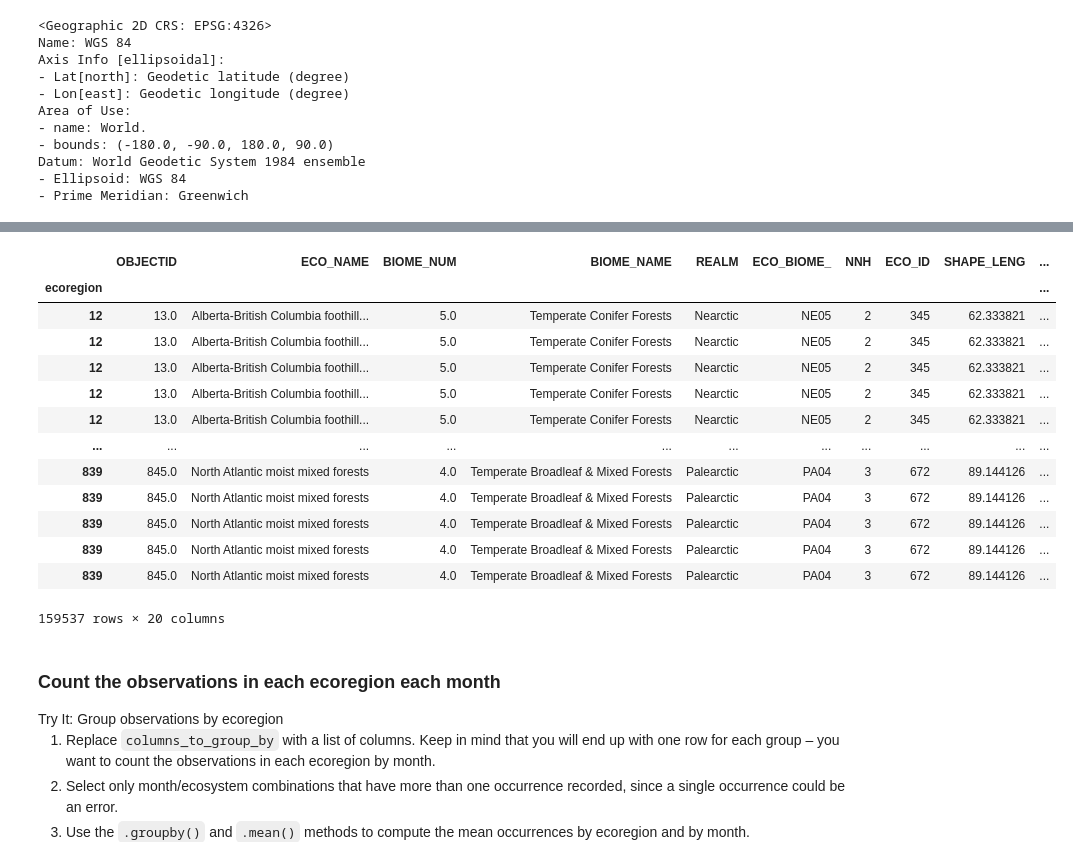
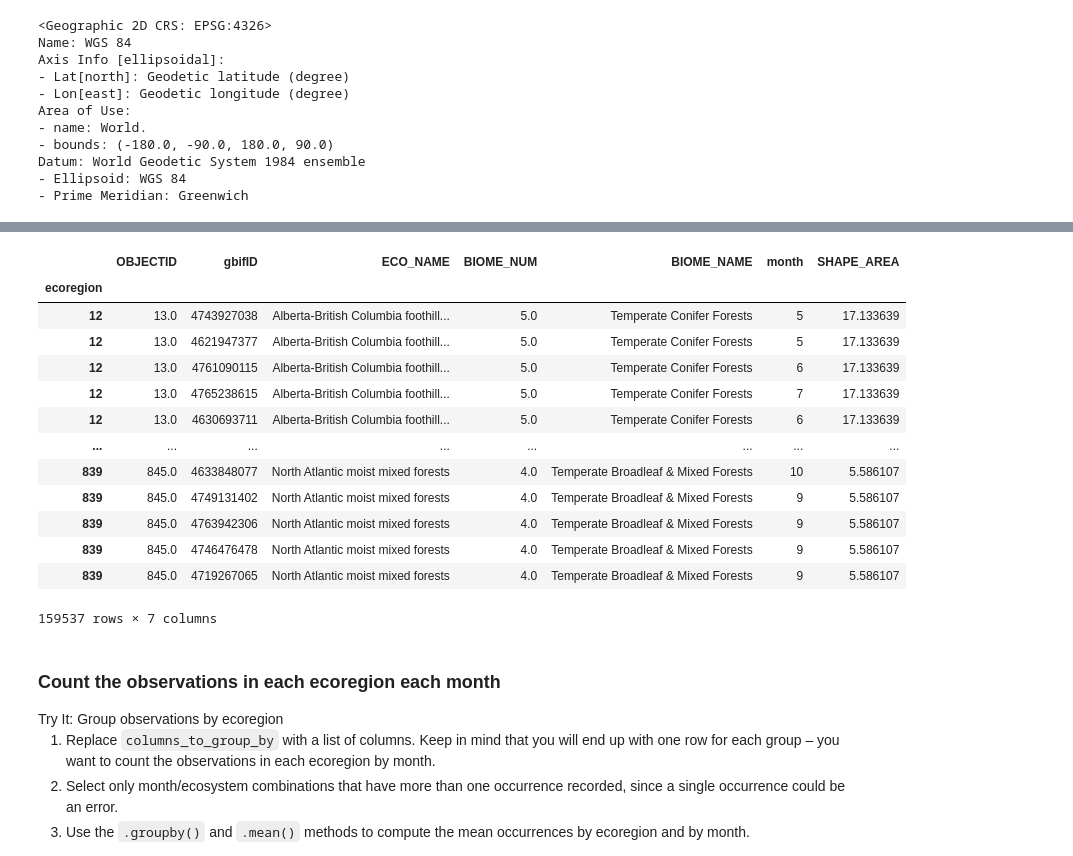
Before and after one commit to earthlab-education/foundations-of-earth-analytics-2024-species-distribution-coding-challenge-fundamentals-03-species-di, a Jupyter notebook: notebooks/species-distribution-32-normalize.ipynb, the cells around one changed output, grey strips where cells are left out. Drawn from its saved outputs; the diff is of its cells as text; code cells hidden in the pictures.

```diff
--- a/notebooks/species-distribution-32-normalize.ipynb
+++ b/notebooks/species-distribution-32-normalize.ipynb
@@ -67,32 +74,32 @@ Datum: World Geodetic System 1984 ensemble
 # %%
 gbif_ecoregion_gdf = (
     ecoreg_gdf
     # Match the CRS of the GBIF data and the ecoregions
     .to_crs(gbif_gdf.crs)
     # Find ecoregion for each observation
     .sjoin(
         gbif_gdf,
         how='inner',
-        predicate='intersects')
+        predicate='contains')
     # Select the required columns
-
+    [['OBJECTID', 'gbifID', 'ECO_NAME','BIOME_NUM','BIOME_NAME', 'month', 'SHAPE_AREA']]
 )
 gbif_ecoregion_gdf
 # %% [output]
-|  | OBJECTID | ECO_NAME | BIOME_NUM | BIOME_NAME | REALM | ECO_BIOME_ | NNH | ECO_ID | SHAPE_LENG | ... |
-| ecoregion |  |  |  |  |  |  |  |  |  | ... |
-| 12 | 13.0 | Alberta-British Columbia foothill... | 5.0 | Temperate Conifer Forests | Nearctic | NE05 | 2 | 345 | 62.333821 | ... |
-| 12 | 13.0 | Alberta-British Columbia foothill... | 5.0 | Temperate Conifer Forests | Nearctic | NE05 | 2 | 345 | 62.333821 | ... |
-| 12 | 13.0 | Alberta-British Columbia foothill... | 5.0 | Temperate Conifer Forests | Nearctic | NE05 | 2 | 345 | 62.333821 | ... |
-| 12 | 13.0 | Alberta-British Columbia foothill... | 5.0 | Temperate Conifer Forests | Nearctic | NE05 | 2 | 345 | 62.333821 | ... |
-| 12 | 13.0 | Alberta-British Columbia foothill... | 5.0 | Temperate Conifer Forests | Nearctic | NE05 | 2 | 345 | 62.333821 | ... |
-| ... | ... | ... | ... | ... | ... | ... | ... | ... | ... | ... |
-| 839 | 845.0 | North Atlantic moist mixed forests | 4.0 | Temperate Broadleaf & Mixed Forests | Palearctic | PA04 | 3 | 672 | 89.144126 | ... |
-| 839 | 845.0 | North Atlantic moist mixed forests | 4.0 | Temperate Broadleaf & Mixed Forests | Palearctic | PA04 | 3 | 672 | 89.144126 | ... |
-| 839 | 845.0 | North Atlantic moist mixed forests | 4.0 | Temperate Broadleaf & Mixed Forests | Palearctic | PA04 | 3 | 672 | 89.144126 | ... |
-| 839 | 845.0 | North Atlantic moist mixed forests | 4.0 | Temperate Broadleaf & Mixed Forests | Palearctic | PA04 | 3 | 672 | 89.144126 | ... |
-| 839 | 845.0 | North Atlantic moist mixed forests | 4.0 | Temperate Broadleaf & Mixed Forests | Palearctic | PA04 | 3 | 672 | 89.144126 | ... |
+|  | OBJECTID | gbifID | ECO_NAME | BIOME_NUM | BIOME_NAME | month | SHAPE_AREA |
+| ecoregion |  |  |  |  |  |  |  |
+| 12 | 13.0 | 4743927038 | Alberta-British Columbia foothill... | 5.0 | Temperate Conifer Forests | 5 | 17.133639 |
+| 12 | 13.0 | 4621947377 | Alberta-British Columbia foothill... | 5.0 | Temperate Conifer Forests | 5 | 17.133639 |
+| 12 | 13.0 | 4761090115 | Alberta-British Columbia foothill... | 5.0 | Temperate Conifer Forests | 6 | 17.133639 |
+| 12 | 13.0 | 4765238615 | Alberta-British Columbia foothill... | 5.0 | Temperate Conifer Forests | 7 | 17.133639 |
+| 12 | 13.0 | 4630693711 | Alberta-British Columbia foothill... | 5.0 | Temperate Conifer Forests | 6 | 17.133639 |
+| ... | ... | ... | ... | ... | ... | ... | ... |
+| 839 | 845.0 | 4633848077 | North Atlantic moist mixed forests | 4.0 | Temperate Broadleaf & Mixed Forests | 10 | 5.586107 |
+| 839 | 845.0 | 4749131402 | North Atlantic moist mixed forests | 4.0 | Temperate Broadleaf & Mixed Forests | 9 | 5.586107 |
+| 839 | 845.0 | 4763942306 | North Atlantic moist mixed forests | 4.0 | Temperate Broadleaf & Mixed Forests | 9 | 5.586107 |
+| 839 | 845.0 | 4746476478 | North Atlantic moist mixed forests | 4.0 | Temperate Broadleaf & Mixed Forests | 9 | 5.586107 |
+| 839 | 845.0 | 4719267065 | North Atlantic moist mixed forests | 4.0 | Temperate Broadleaf & Mixed Forests | 9 | 5.586107 |
-159537 rows × 20 columns
+159537 rows × 7 columns
 # %% [markdown]
 ### Count the observations in each ecoregion each month
 
```
Also changed, not shown: parts of 8 cells of this notebook, 4 other files.
